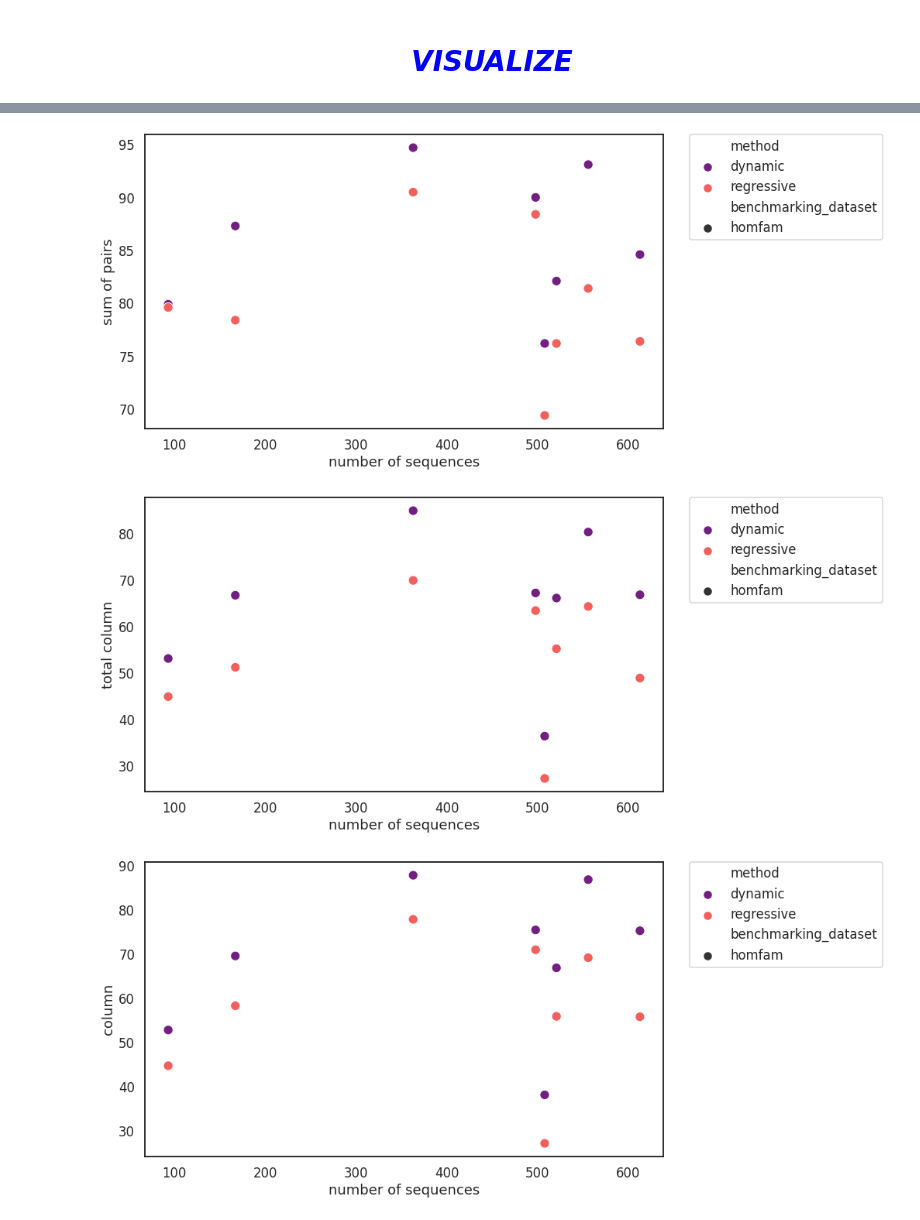
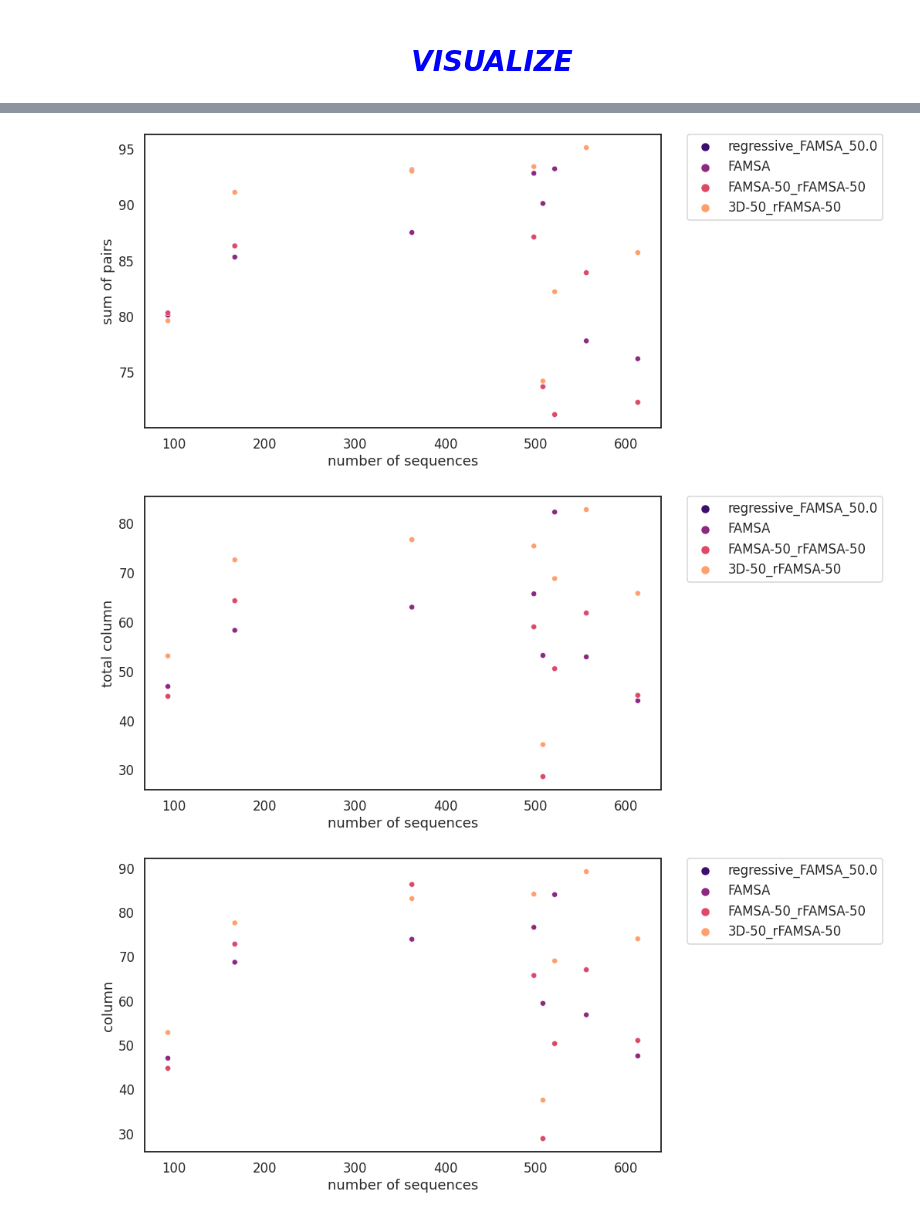
Before and after one commit to luisas/nf_structural_regression, a Jupyter notebook: notebook/01_benchmark.ipynb, the cells around one changed output, grey strips where cells are left out. Drawn from its saved outputs; the diff is of its cells as text; code cells hidden in the pictures.

```diff
--- a/notebook/01_benchmark.ipynb
+++ b/notebook/01_benchmark.ipynb
@@ -236,0 +183,2 @@ def get_evaluation_all(evaluation_dir, dataset):
+# %%
+my_dir = join("/home/luisasantus/Desktop/crg_cluster/projects/structural_regression/results/",dataset,"evaluation/CSV/")
@@ -237,3 +218,4 @@ def get_evaluation_all(evaluation_dir, dataset):
 # %%
-scores_df = get_evaluation_all(evaluation_dir, "homfam")
+scores_df = get_evaluation_all(my_dir)
 scores_df["bucket_size"] = pd.to_numeric(scores_df.bucket_size)
+scores_df.method.value_counts()
@@ -400,0 +348,6 @@ ax.set(ylim=(-100, 100))
+# %%
+stats_alignments
+stats_alignments["method_extended"] = stats_alignments.method + "_"+stats_alignments.master_msa+ "_" +stats_alignments.bucket_size.astype(str)
+stats_alignments["method_extended"] = stats_alignments["method_extended"].str.replace('progressive_FAMSA_nan','FAMSA', regex = False)
+stats_alignments["method_extended"] = stats_alignments["method_extended"].str.replace('dynamic_tcoffee_msa_50.0','3D-50_rFAMSA-50', regex = False)
+stats_alignments["method_extended"] = stats_alignments["method_extended"].str.replace('dynamic_famsa_msa_50.0','FAMSA-50_rFAMSA-50', regex = False)
@@ -400,0 +382,12 @@ ax.set(ylim=(-100, 100))
+# %%
+# 2 - At which computational loss?
+# b. plot all 3 metrics (SUM etc) vs the CPU time (aligner only) (Dynamic + Regressive on FAMSA)
+sns.set_context("talk")
+metrics = [["sp", "sum of pairs"], ["tc", "total column"], ["column", "column"]]
+
+for metric in metrics:
+    f, ax = plt.subplots(figsize=(12, 7))
+    sns.scatterplot(data=stats_alignments, y=metric[0], x="realtime", hue="method_extended",
+                    palette = "magma", s = 50)
+    plt.legend(bbox_to_anchor=(1.05, 1), loc=2, borderaxespad=0.)
+    ax.set(ylabel=metric[1], xlabel='CPU time (ms)')
@@ -447,16 +407,16 @@ stats_alignments
 # %%
 # 1 - Does the dynamic improve accuracy ?
 # a. plot all 3 metrics (SUM etc) vs the number of sequences (Dynamic + Regressive on FAMSA)
 sns.set_context("talk")
 metrics = [["sp", "sum of pairs"], ["tc", "total column"], ["column", "column"]]
 
 for metric in metrics:
     f, ax = plt.subplots(figsize=(12, 7))
-    sns.scatterplot(data=stats_alignments, y=metric[0], x="n_sequences", hue="method",
-                    palette = "magma",style = "benchmarking_dataset", s = 150)
+    sns.scatterplot(data=stats_alignments, y=metric[0], x="n_sequences", hue="method_extended",
+                    palette = "magma", s = 50)
     plt.legend(bbox_to_anchor=(1.05, 1), loc=2, borderaxespad=0.)
     ax.set(ylabel=metric[1], xlabel='number of sequences')
 # %% [output]
-[figure, old version]
+[figure, new version]
-[figure, old version]
+[figure, new version]
-[figure, old version]
+[figure, new version]
```
Also changed, not shown: parts of 34 cells of this notebook, 8 other files.
